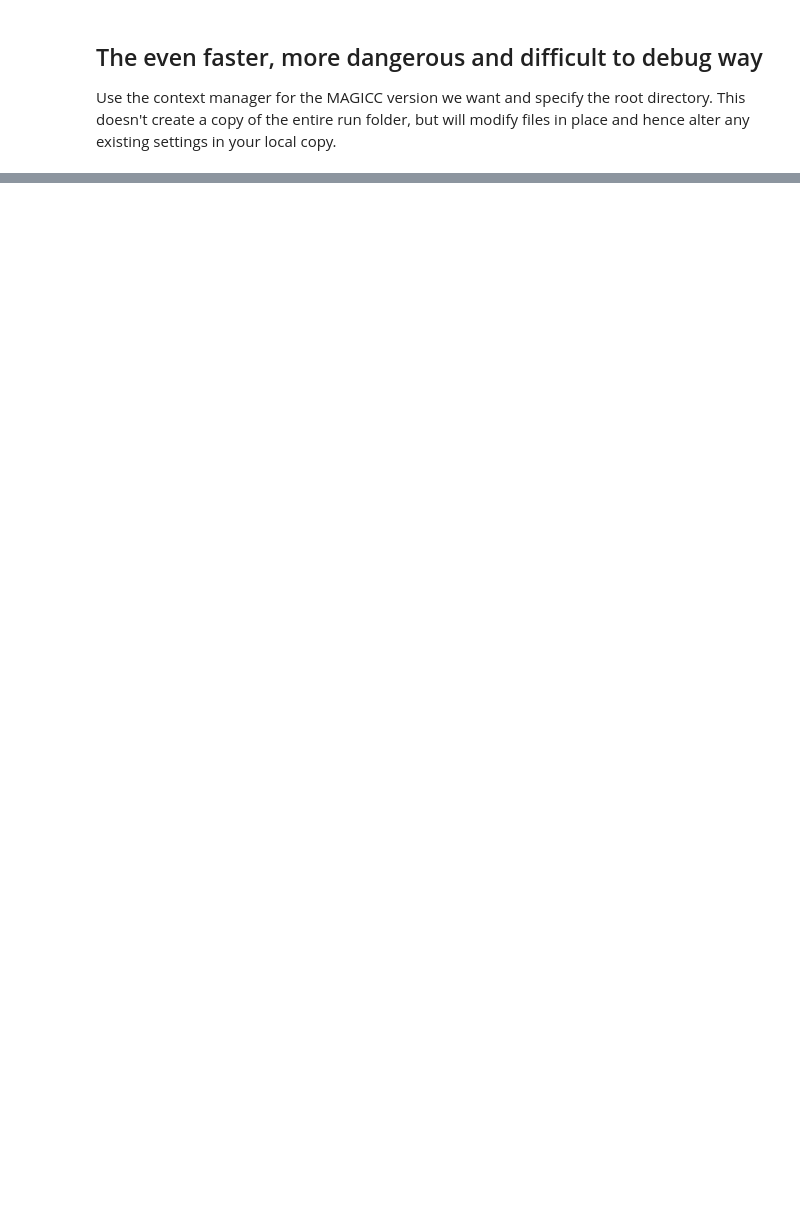
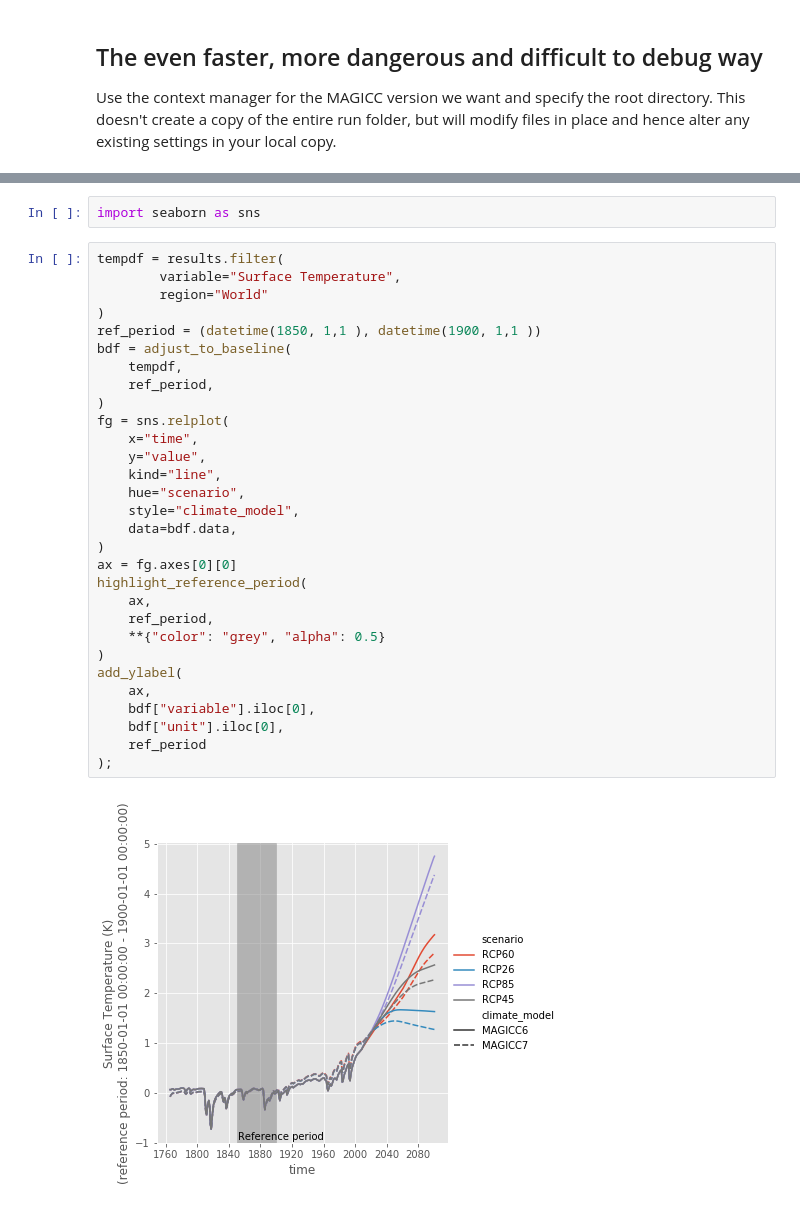
Before and after one commit to openscm/pymagicc, a Jupyter notebook: notebooks/MAGICC7.ipynb, the cells around one changed output, grey strips where cells are left out. Drawn from its saved outputs; the diff is of its cells as text; blank space fills up the shorter version.

```diff
--- a/notebooks/MAGICC7.ipynb
+++ b/notebooks/MAGICC7.ipynb
@@ -151,0 +285,34 @@ results.filter(
+# %%
+import seaborn as sns
+# %%
+tempdf = results.filter(
+        variable="Surface Temperature",
+        region="World"
+)
+ref_period = (datetime(1850, 1,1 ), datetime(1900, 1,1 ))
+bdf = adjust_to_baseline(
+    tempdf,
+    ref_period,
+)
+fg = sns.relplot(
+    x="time",
+    y="value",
+    kind="line",
+    hue="scenario",
+    style="climate_model",
+    data=bdf.data,
+)
+ax = fg.axes[0][0]
+highlight_reference_period(
+    ax,
+    ref_period,
+    **{"color": "grey", "alpha": 0.5}
+)
+add_ylabel(
+    ax,
+    bdf["variable"].iloc[0],
+    bdf["unit"].iloc[0],
+    ref_period
+);
+# %% [output]
+[figure, added]
```
Also changed, not shown: parts of 15 cells of this notebook, 1 other file.
